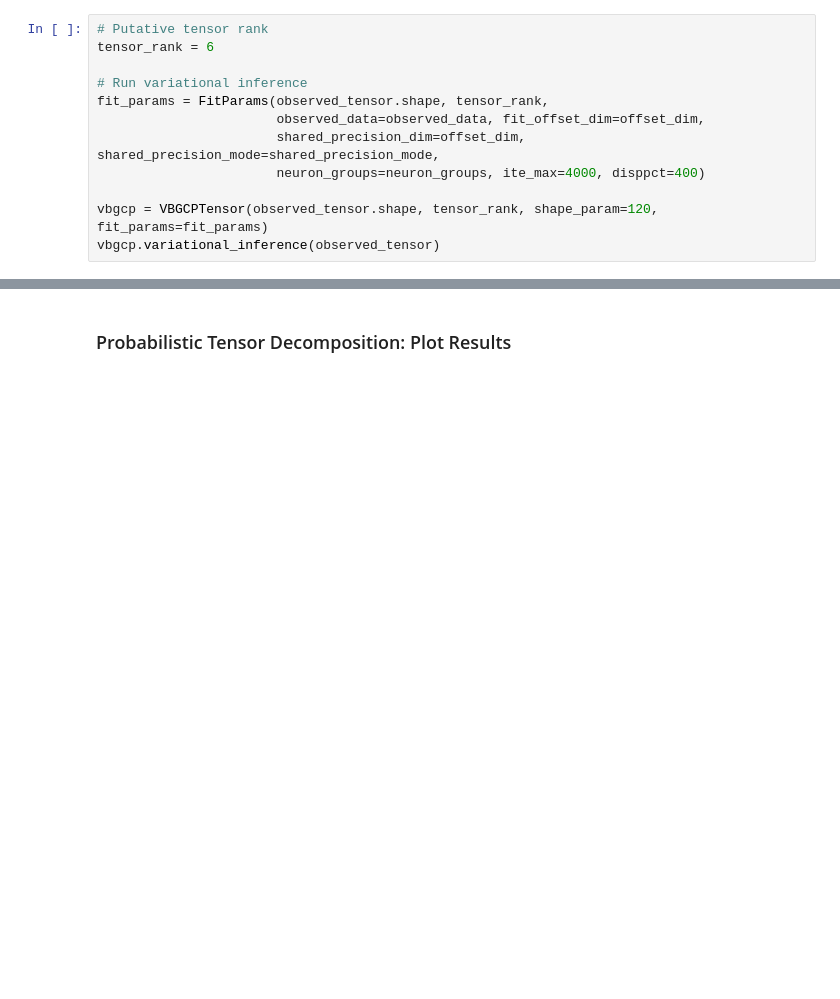
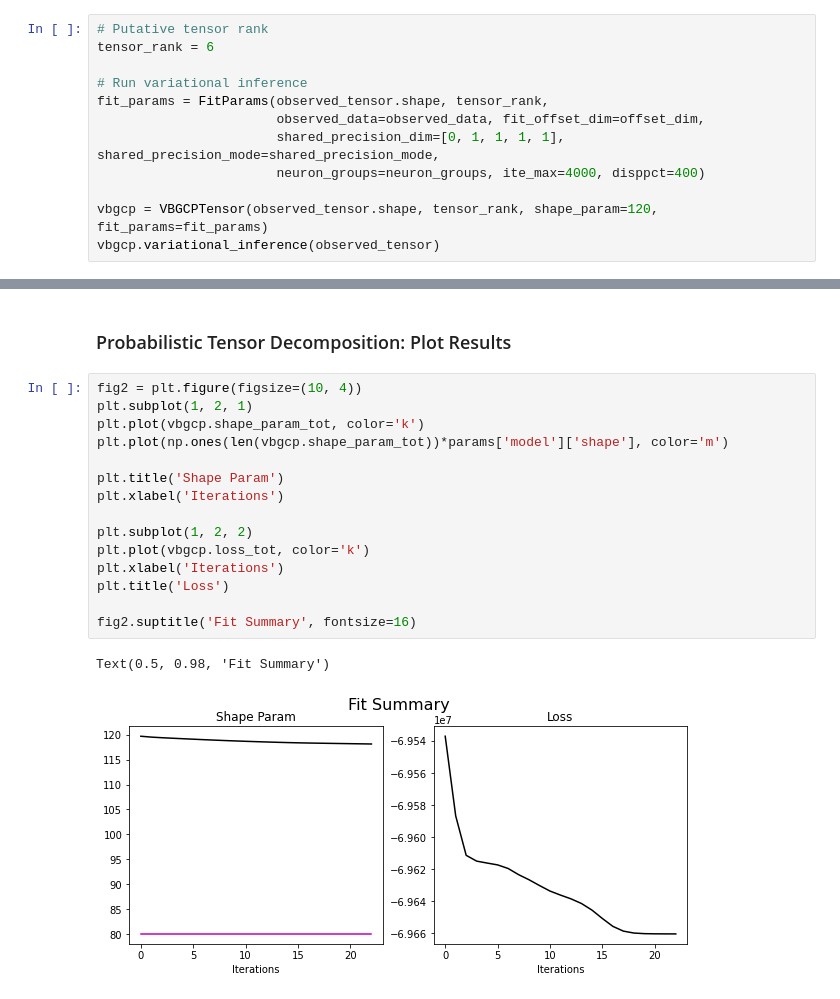
Before and after one commit to hugosou/vbgcp, a Jupyter notebook: python/examples/demo_tensor_variational_inference.ipynb, the cells around one changed output, grey strips where cells are left out. Drawn from its saved outputs; the diff is of its cells as text; blank space fills up the shorter version.

```diff
--- a/python/examples/demo_tensor_variational_inference.ipynb
+++ b/python/examples/demo_tensor_variational_inference.ipynb
@@ -73,7 +73,7 @@ tensor_rank = 6
 # Run variational inference
 fit_params = FitParams(observed_tensor.shape, tensor_rank,
                        observed_data=observed_data, fit_offset_dim=offset_dim,
-                       shared_precision_dim=offset_dim, shared_precision_mode=shared_precision_mode,
+                       shared_precision_dim=[0, 1, 1, 1, 1], shared_precision_mode=shared_precision_mode,
                        neuron_groups=neuron_groups, ite_max=4000, disppct=400)
 
 vbgcp = VBGCPTensor(observed_tensor.shape, tensor_rank, shape_param=120, fit_params=fit_params)
@@ -89,5 +113,23 @@ Iterations: 2400 / 4000 | loss =   -69673783.4795 | shape =   83.6791
 # %% [markdown]
 ### Probabilistic Tensor Decomposition: Plot Results
+# %%
+fig2 = plt.figure(figsize=(10, 4))
+plt.subplot(1, 2, 1)
+plt.plot(vbgcp.shape_param_tot, color='k')
+plt.plot(np.ones(len(vbgcp.shape_param_tot))*params['model']['shape'], color='m')
+
+plt.title('Shape Param')
+plt.xlabel('Iterations')
+
+plt.subplot(1, 2, 2)
+plt.plot(vbgcp.loss_tot, color='k')
+plt.xlabel('Iterations')
+plt.title('Loss')
+
+fig2.suptitle('Fit Summary', fontsize=16)
+# %% [output]
+Text(0.5, 0.98, 'Fit Summary')
+[figure, added]
 # %%
 models = [expand_factors(factors_true, 6), vbgcp.posteriors.factors_mean]
 smlty, _,_ = get_similarity(models)
```
Also changed, not shown: parts of 8 cells of this notebook, 2 other files.
